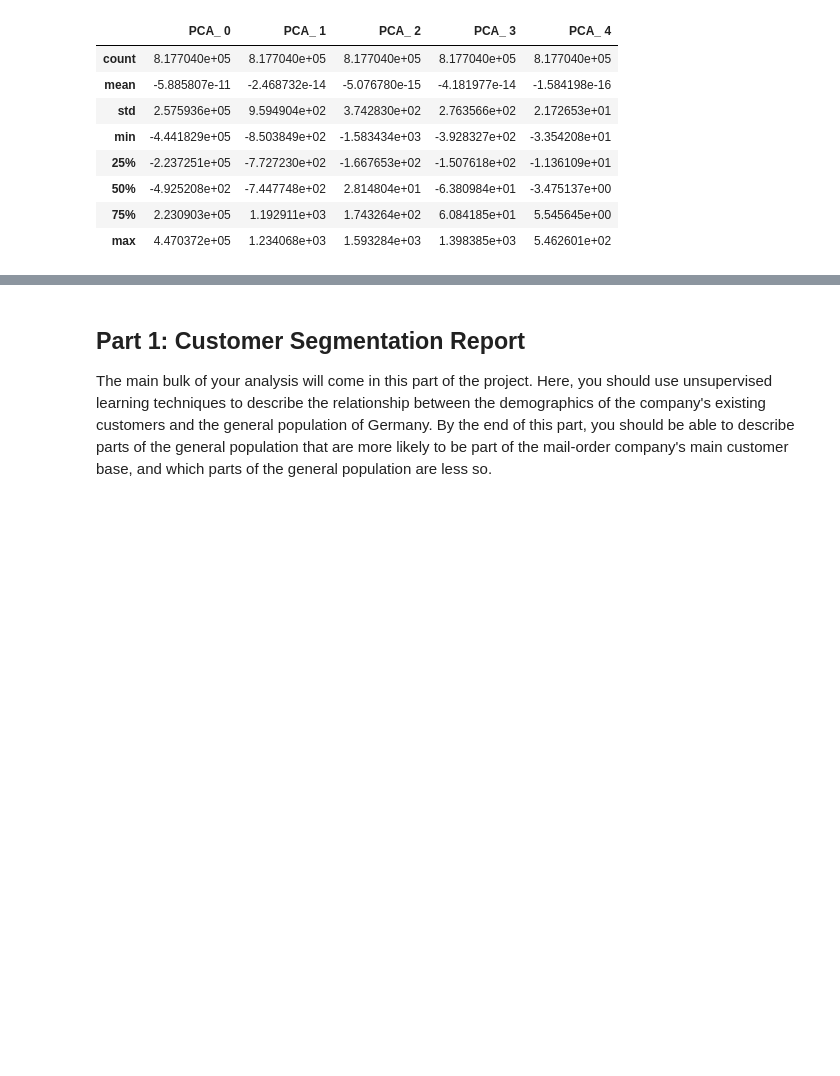
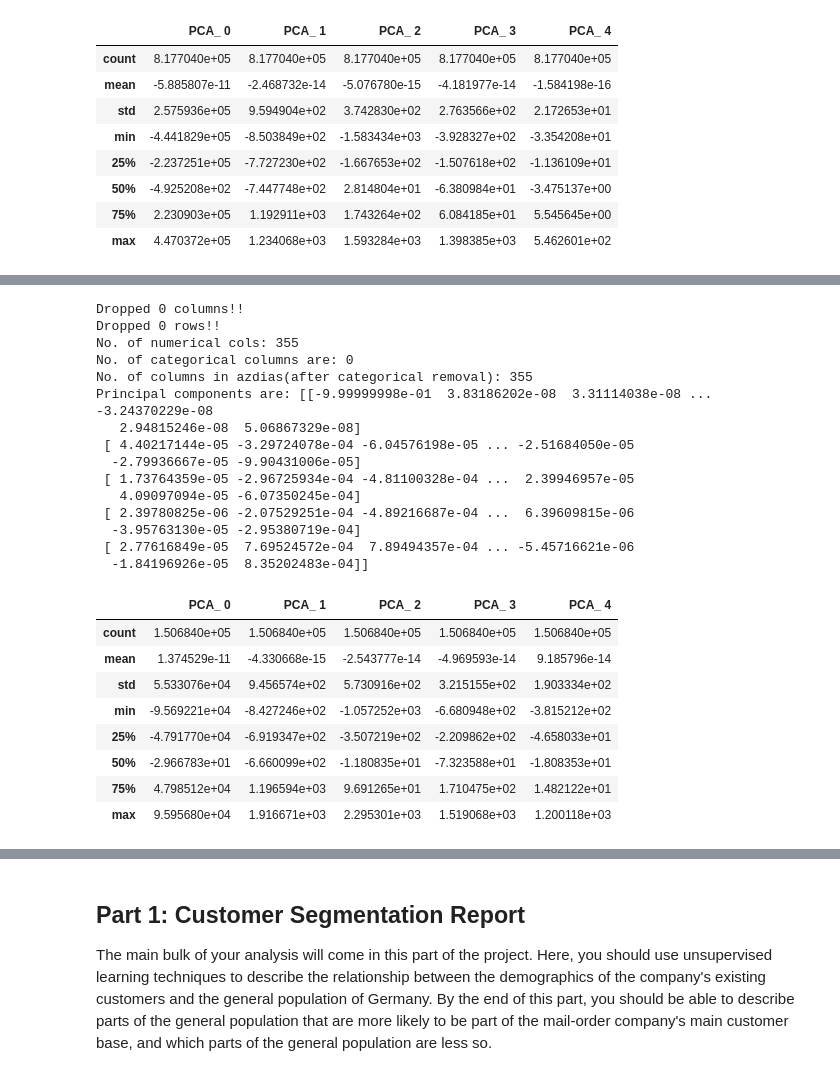
Before and after one commit to pranavkantgaur/udacity-mlnd-arvato-customer-segmentation, a Jupyter notebook: Arvato Project Workbook.ipynb, the cells around one changed output, grey strips where cells are left out. Saved outputs shown, nothing was run; the diff lists cells and outputs as text; code cells hidden in the pictures; blank space fills up the shorter version.

```diff
--- a/Arvato Project Workbook.ipynb
+++ b/Arvato Project Workbook.ipynb
@@ -274,0 +280,78 @@ IndexError: too many indices for array
+# %%
+# preprocess/clean customer dataset like we did for azdias
+
+## column dropping
+# lets drop the columns with more than 30% Nans
+thresh_col_nan = 0.3
+original_num_columns = len(customers.columns)
+
+customers.drop(customers.columns[customers.apply(lambda col: col.isnull().sum()/len(customers.index) > thresh_col_nan)], inplace = True, axis=1)
+
+after_nan_major_removed_num_columns = len(customers.columns)
+print('Dropped {} columns!!'.format(original_num_columns - after_nan_major_removed_num_columns))
+
+
+## row dropping
+# drop rows with more than 80% nan columns
+thresh_row_nan_col = 0.68
+
+ids = customers[customers.isnull().sum(axis=1) / len(customers.columns) > thresh_row_nan_col].index # fix, TODO
+#print('number of rows: {}'.format(len(ids)))
+
+original_length_customers = customers.shape[0]
+customers.drop(ids, inplace=True)
+rows_with_major_nan_removed_length_customers = customers.shape[0]
+print('Dropped {} rows!!'.format(original_length_customers - rows_with_major_nan_removed_length_customers))
+
+## check for categorical data
+all_cols = customers.columns
+numeric_cols = customers._get_numeric_data().columns
+print('No. of numerical cols: {}'.format(len(numeric_cols)))
+categorical_cols = list(set(all_cols) - set(numeric_cols))
+print('No. of categorical columns are: {}'.format(len(categorical_cols)))
+
+### if so what to do with them, do they add value?
+
+
+### dropping for now
+customers = customers._get_numeric_data()#azdias.select_dtypes(['number'])#azdias.drop(columns=categorical_cols, inplace=False, axis=1)
+print('No. of columns in azdias(after categorical removal): {}'.format(len(customers.columns)))
+
+## impute Nans
+customers_no_nans = customers.fillna(value=0, inplace=False)
+
+## pca computation
+# perform PCA
+from sklearn.decomposition import PCA
+n_components = 5
+pca = PCA(n_components=n_components)
+pca.fit(customers_no_nans)
+print('Principal components are: {}'.format(pca.components_))
+# get corresponding df
+customers_pca = pd.DataFrame(pca.transform(customers_no_nans), columns=['PCA_% i' %i for i in range(n_components)])
+customers_pca.describe()
+# %% [output]
+Dropped 0 columns!!
+Dropped 0 rows!!
+No. of numerical cols: 355
+No. of categorical columns are: 0
+No. of columns in azdias(after categorical removal): 355
+Principal components are: [[-9.99999998e-01  3.83186202e-08  3.31114038e-08 ... -3.24370229e-08
+   2.94815246e-08  5.06867329e-08]
+ [ 4.40217144e-05 -3.29724078e-04 -6.04576198e-05 ... -2.51684050e-05
+  -2.79936667e-05 -9.90431006e-05]
+ [ 1.73764359e-05 -2.96725934e-04 -4.81100328e-04 ...  2.39946957e-05
+   4.09097094e-05 -6.07350245e-04]
+ [ 2.39780825e-06 -2.07529251e-04 -4.89216687e-04 ...  6.39609815e-06
+  -3.95763130e-05 -2.95380719e-04]
+ [ 2.77616849e-05  7.69524572e-04  7.89494357e-04 ... -5.45716621e-06
+  -1.84196926e-05  8.35202483e-04]]
+|  | PCA_ 0 | PCA_ 1 | PCA_ 2 | PCA_ 3 | PCA_ 4 |
+| count | 1.506840e+05 | 1.506840e+05 | 1.506840e+05 | 1.506840e+05 | 1.506840e+05 |
+| mean | 1.374529e-11 | -4.330668e-15 | -2.543777e-14 | -4.969593e-14 | 9.185796e-14 |
+| std | 5.533076e+04 | 9.456574e+02 | 5.730916e+02 | 3.215155e+02 | 1.903334e+02 |
+| min | -9.569221e+04 | -8.427246e+02 | -1.057252e+03 | -6.680948e+02 | -3.815212e+02 |
+| 25% | -4.791770e+04 | -6.919347e+02 | -3.507219e+02 | -2.209862e+02 | -4.658033e+01 |
+| 50% | -2.966783e+01 | -6.660099e+02 | -1.180835e+01 | -7.323588e+01 | -1.808353e+01 |
+| 75% | 4.798512e+04 | 1.196594e+03 | 9.691265e+01 | 1.710475e+02 | 1.482122e+01 |
+| max | 9.595680e+04 | 1.916671e+03 | 2.295301e+03 | 1.519068e+03 | 1.200118e+03 |
```
Also changed, not shown: parts of 10 cells of this notebook.
